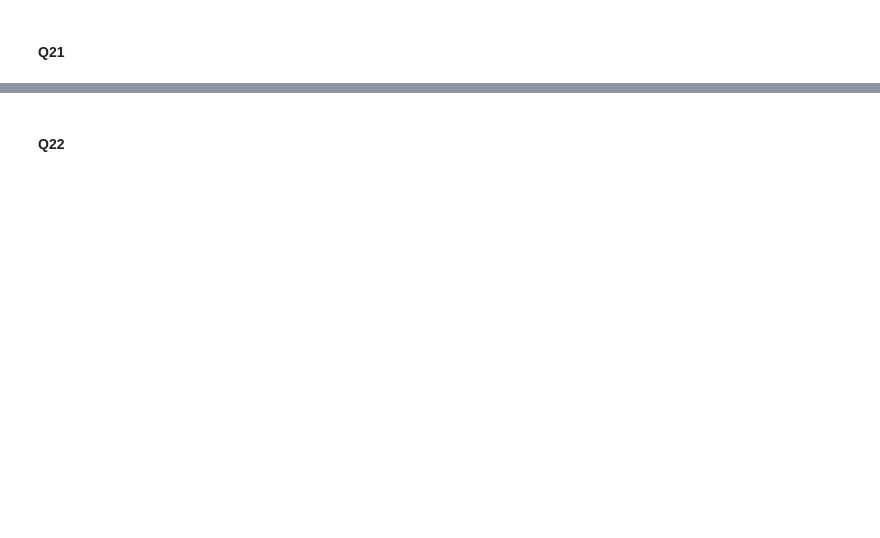
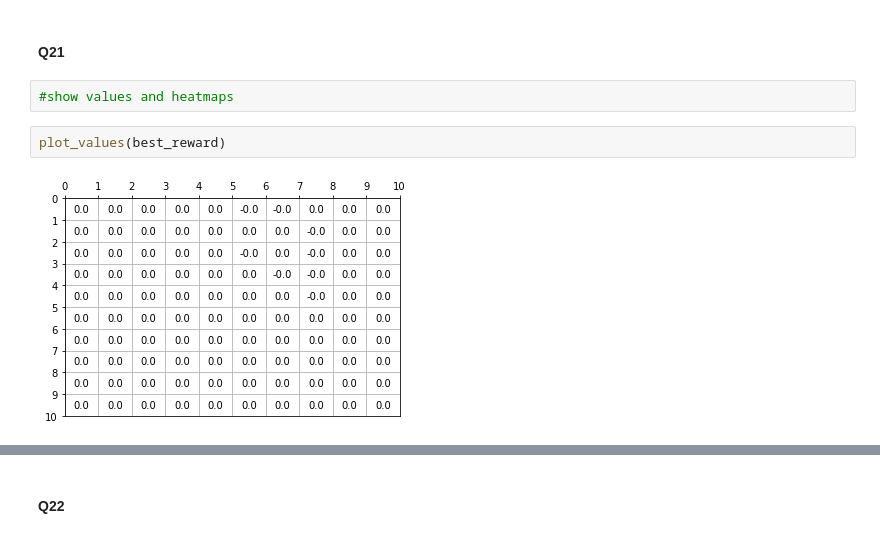
Before and after one commit to ddepe/Reinforcement-Learning-and-Inverse-Reinforcement-Learning, a Jupyter notebook: Project 3 Q10_Q25.ipynb, the cells around one changed output, grey strips where cells are left out. Cells and saved outputs as stored; diff of their text form; blank space fills up the shorter version.

```diff
--- a/Project 3 Q10_Q25.ipynb
+++ b/Project 3 Q10_Q25.ipynb
@@ -566,2 +549,8 @@ plot_optimal_policy(ReFunc1)
 # %% [markdown]
 #### Q21
+# %%
+#show values and heatmaps
+# %%
+plot_values(best_reward)
+# %% [output]
+[figure, added]
```
Also changed, not shown: parts of 54 cells of this notebook.
